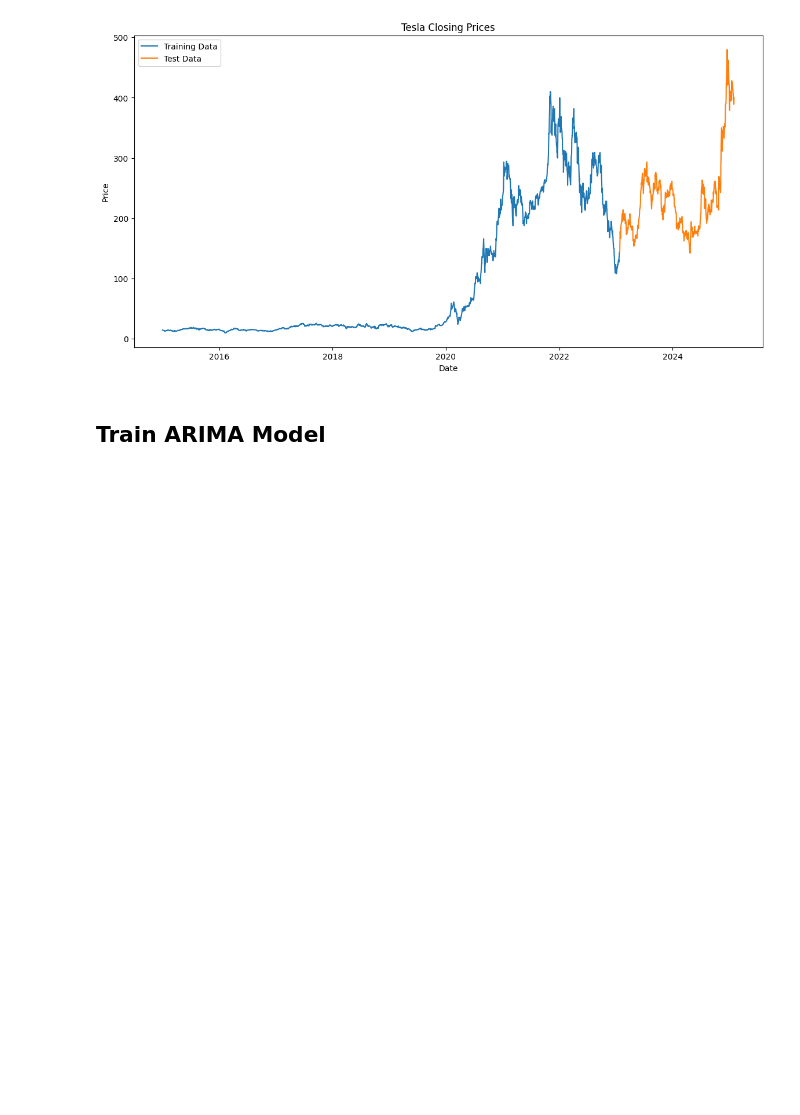
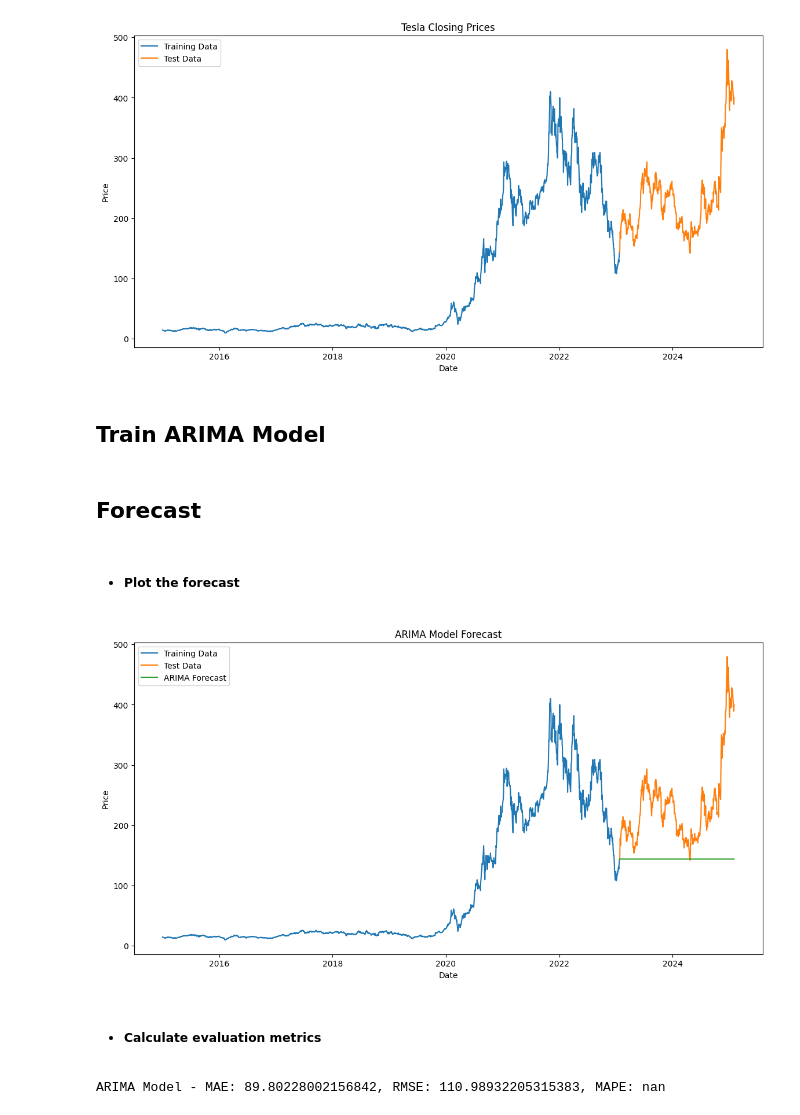
Before and after one commit to teddyhabtamu/Kifiya-AIM-Week-11, a Jupyter notebook: notebooks/TS_Forcasting_Models.ipynb, the cells around one changed output. Cells and saved outputs as stored; diff of their text form; code cells hidden in the pictures; blank space fills up the shorter version.

```diff
--- a/notebooks/TS_Forcasting_Models.ipynb
+++ b/notebooks/TS_Forcasting_Models.ipynb
@@ -51,3 +51,31 @@ q = 0
 # Train the ARIMA model
 arima_model = ARIMA(train, order=(p, d, q))
 arima_model_fit = arima_model.fit()
+# %% [markdown]
+## Forecast
+# %%
+arima_forecast = arima_model_fit.forecast(steps=len(test))
+# %% [markdown]
+* ##### Plot the forecast
+# %%
+plt.figure(figsize=(14, 7))
+plt.plot(train, label='Training Data')
+plt.plot(test, label='Test Data')
+plt.plot(test.index, arima_forecast, label='ARIMA Forecast')
+plt.title('ARIMA Model Forecast')
+plt.xlabel('Date')
+plt.ylabel('Price')
+plt.legend()
+plt.show()
+# %% [output]
+[figure, added]
+# %% [markdown]
+* ##### Calculate evaluation metrics
+# %%
+arima_mae = mean_absolute_error(test, arima_forecast)
+arima_rmse = np.sqrt(mean_squared_error(test, arima_forecast))
+arima_mape = np.mean(np.abs((test - arima_forecast) / test)) * 100
+
+print(f'ARIMA Model - MAE: {arima_mae}, RMSE: {arima_rmse}, MAPE: {arima_mape}')
+# %% [output]
+ARIMA Model - MAE: 89.80228002156842, RMSE: 110.98932205315383, MAPE: nan
```
